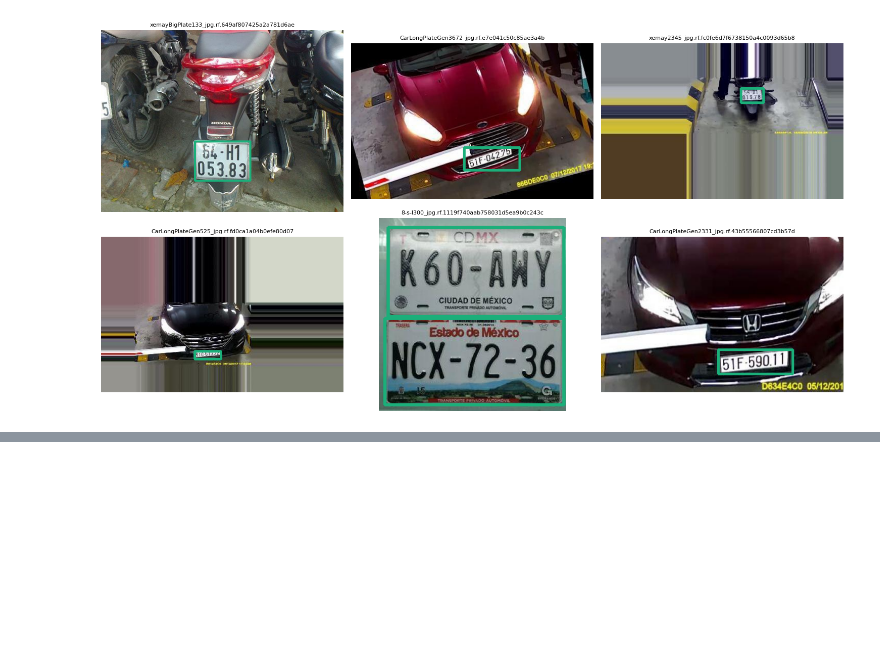
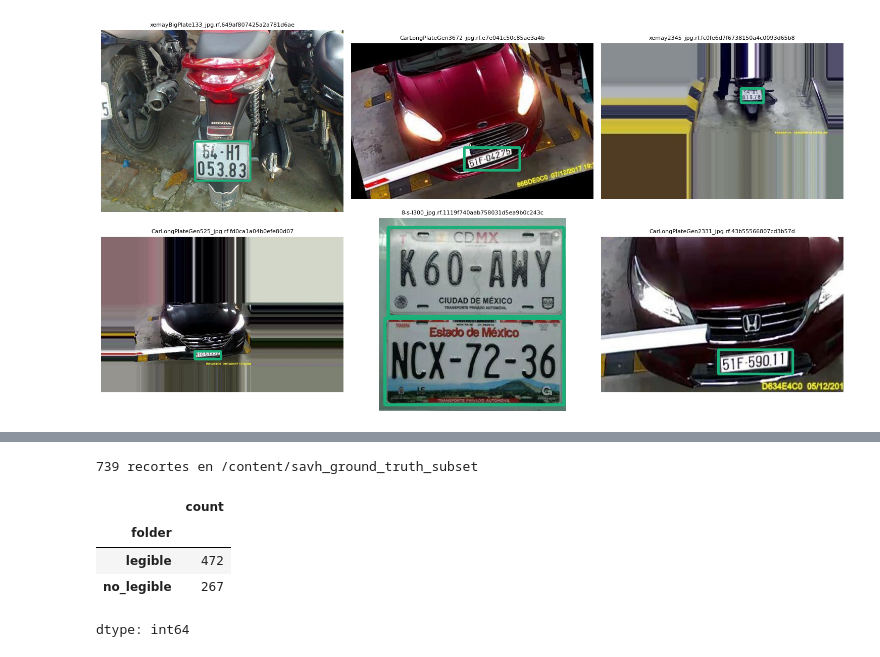
Before and after one commit to eduardoceballos666/SIRAP_2, a Jupyter notebook: notebooks/01_exploracion.ipynb, the cells around one changed output, grey strips where cells are left out. Saved outputs shown, nothing was run; the diff lists cells and outputs as text; code cells hidden in the pictures; blank space fills up the shorter version.

```diff
--- a/notebooks/01_exploracion.ipynb
+++ b/notebooks/01_exploracion.ipynb
@@ -588,0 +616,30 @@ Placas en test por tamaño: {'pequenas': 191, 'medianas': 756, 'grandes': 138}
+# %%
+# 1.3 · Extrae los recortes de SAVH Guayaquil (una vez por sesión, en el disco local de Colab)
+_missing = [name for name in ("WORK_DIR", "OCR_RESULTS_DIR", "SAVH_ZIP_CANDIDATES") if name not in globals()]
+if _missing:
+    raise RuntimeError("Faltan variables de celdas anteriores: " + ", ".join(_missing) + ". En una sesión nueva, "
+                       "corre primero la sección 0 completa.")
+
+SAVH_DIR = Path("/content/savh_ground_truth_subset")  # disco local de Colab: se extrae en cada sesión
+SAVH_SAMPLE_SIZE = None  # p. ej. 50 para una prueba rápida con legibles; None = todas las imágenes únicas (4.3 y 5.4)
+
+savh_zip = next((p for p in SAVH_ZIP_CANDIDATES if p.exists()), None)
+if not (SAVH_DIR / "ground_truth.csv").exists() and savh_zip:
+    with zipfile.ZipFile(savh_zip) as archive:
+        archive.extractall(SAVH_DIR)
+
+savh_gt = None
+if (SAVH_DIR / "ground_truth.csv").exists():
+    savh_gt = pd.read_csv(SAVH_DIR / "ground_truth.csv", dtype=str, keep_default_na=False)
+    savh_gt.insert(0, "fila_gt", range(1, len(savh_gt) + 1))  # fila de datos: la misma numeración de la hoja de revisión
+    print(f"{len(savh_gt)} recortes en {SAVH_DIR}")
+    display(savh_gt["folder"].value_counts())
+else:
+    print("Aviso: no se encontró savh_ground_truth_subset.zip en la carpeta de Drive ni en /content; se salta SAVH.")
+# %% [output]
+739 recortes en /content/savh_ground_truth_subset
+|  | count |
+| folder |  |
+| legible | 472 |
+| no_legible | 267 |
+dtype: int64
```
Also changed, not shown: parts of 12 cells of this notebook, 20 other files.
